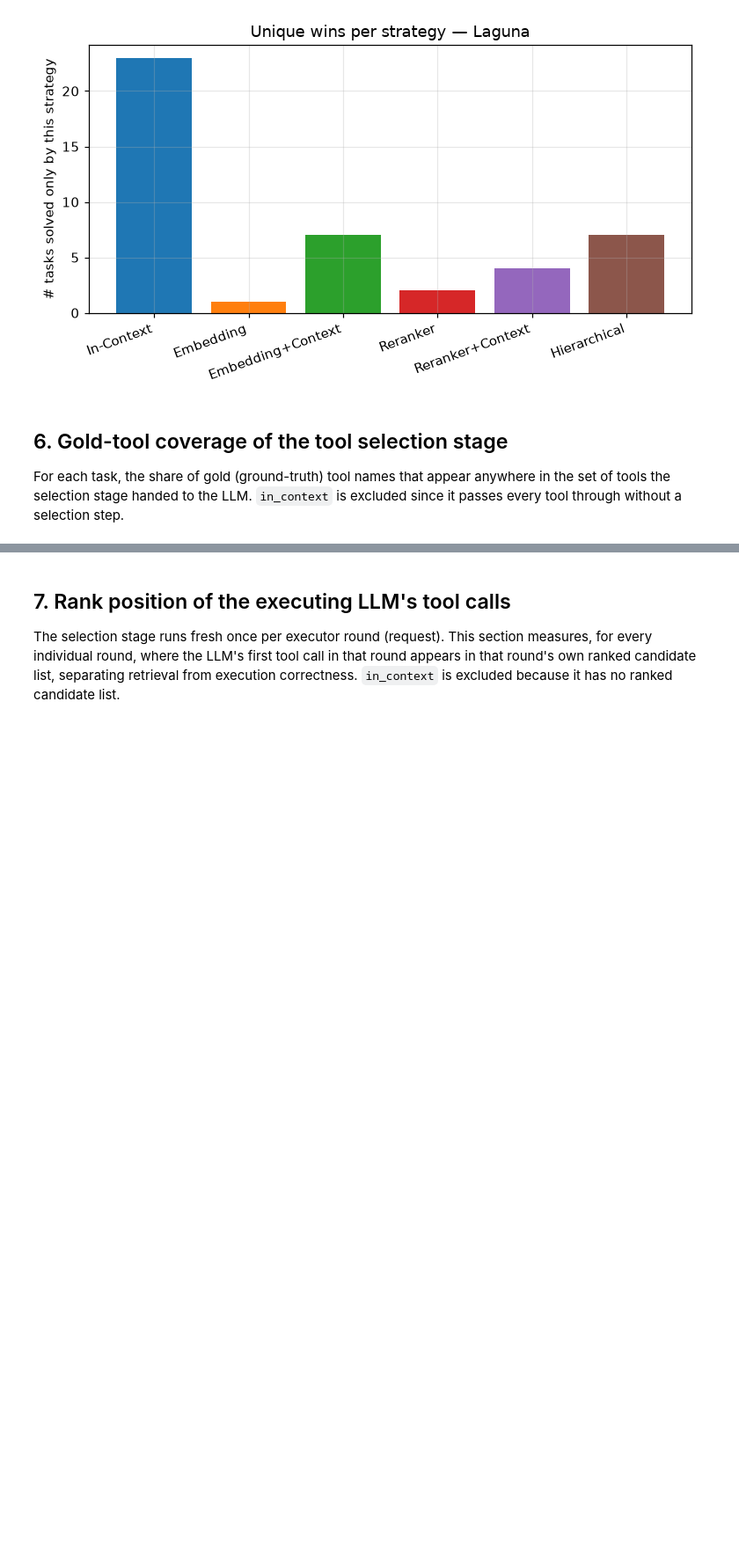
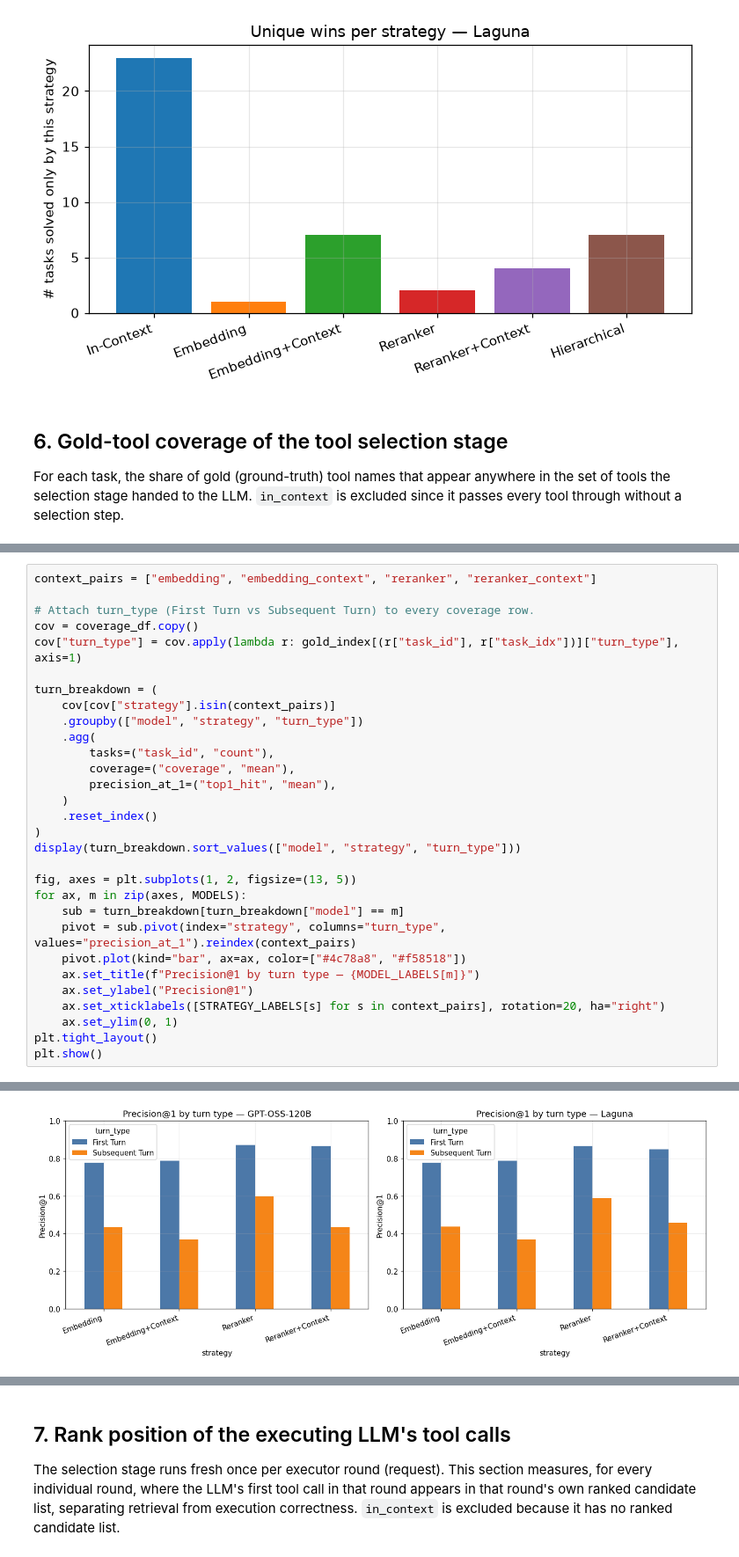
Before and after one commit to Anni0401/ToolSelectionBenchmark, a Jupyter notebook: wild-tool-bench/analyze_results.ipynb, the cells around one changed output, grey strips where cells are left out. Shown at 88% size. Drawn from its saved outputs; the diff is of its cells as text; blank space fills up the shorter version.

Commit message:
analysis embedding+context retrieval rate vs performance

```diff
--- a/wild-tool-bench/analyze_results.ipynb
+++ b/wild-tool-bench/analyze_results.ipynb
@@ -657,0 +677,31 @@ coverage_summary.rename("mean_gold_tool_coverage").to_frame().join(
+# %%
+context_pairs = ["embedding", "embedding_context", "reranker", "reranker_context"]
+
+# Attach turn_type (First Turn vs Subsequent Turn) to every coverage row.
+cov = coverage_df.copy()
+cov["turn_type"] = cov.apply(lambda r: gold_index[(r["task_id"], r["task_idx"])]["turn_type"], axis=1)
+
+turn_breakdown = (
+    cov[cov["strategy"].isin(context_pairs)]
+    .groupby(["model", "strategy", "turn_type"])
+    .agg(
+        tasks=("task_id", "count"),
+        coverage=("coverage", "mean"),
+        precision_at_1=("top1_hit", "mean"),
+    )
+    .reset_index()
+)
+display(turn_breakdown.sort_values(["model", "strategy", "turn_type"]))
+
+fig, axes = plt.subplots(1, 2, figsize=(13, 5))
+for ax, m in zip(axes, MODELS):
+    sub = turn_breakdown[turn_breakdown["model"] == m]
+    pivot = sub.pivot(index="strategy", columns="turn_type", values="precision_at_1").reindex(context_pairs)
+    pivot.plot(kind="bar", ax=ax, color=["#4c78a8", "#f58518"])
+    ax.set_title(f"Precision@1 by turn type — {MODEL_LABELS[m]}")
+    ax.set_ylabel("Precision@1")
+    ax.set_xticklabels([STRATEGY_LABELS[s] for s in context_pairs], rotation=20, ha="right")
+    ax.set_ylim(0, 1)
+plt.tight_layout()
+plt.show()
+# %% [output]
@@ -657,0 +725 @@ coverage_summary.rename("mean_gold_tool_coverage").to_frame().join(
+[figure, added]
```
Also changed, not shown: parts of 10 cells of this notebook.
